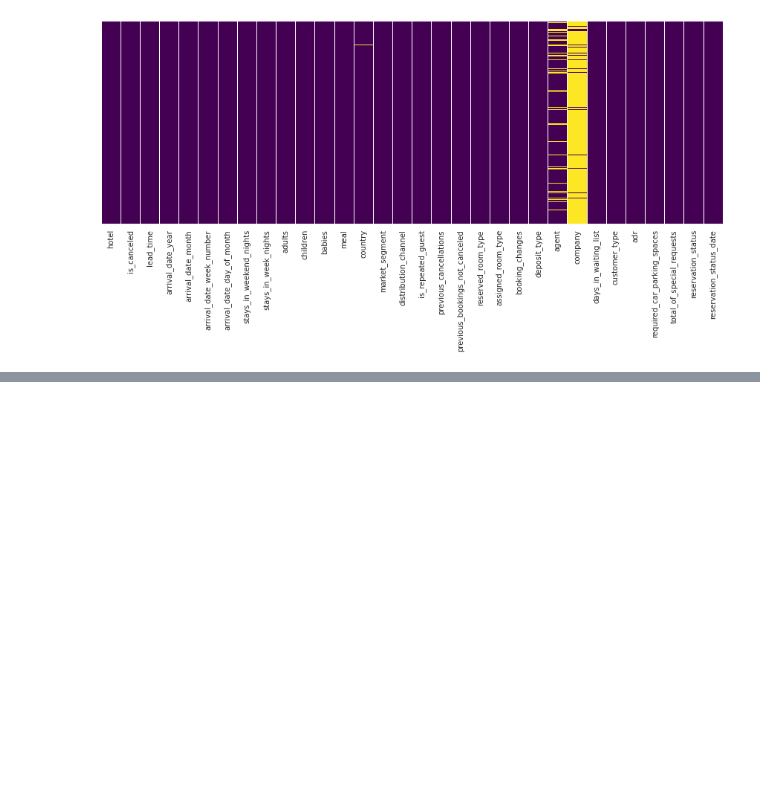
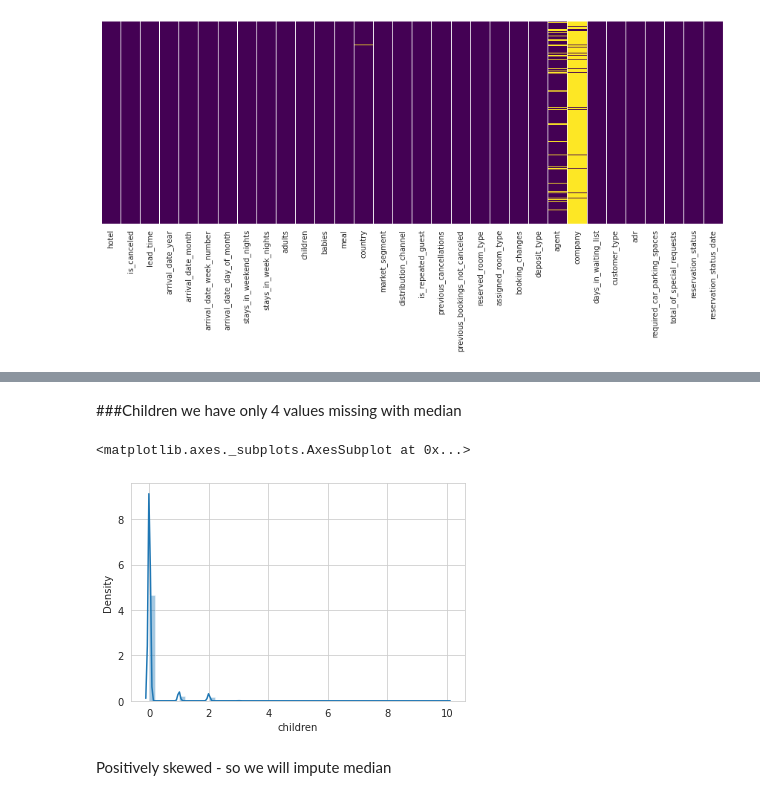
Before and after one commit to Vidhuran-Rajendran/-Capstone-Project_1---Hotel-Booking-Analysis, a Jupyter notebook: Capstone_Project_1_Hotel_Booking_Analysis.ipynb, the cells around one changed output, grey strips where cells are left out. Drawn from its saved outputs; the diff is of its cells as text; code cells hidden in the pictures; blank space fills up the shorter version.

```diff
--- a/Capstone_Project_1_Hotel_Booking_Analysis.ipynb
+++ b/Capstone_Project_1_Hotel_Booking_Analysis.ipynb
@@ -261,0 +248,3 @@ sns.heatmap(hotel_df_cln.corr(),annot=True,cmap='viridis')
+# %%
+# replacing missing values with median
+hotel_df['agent'].fillna(hotel_df['agent'].median(),inplace=True)
@@ -261,0 +254,14 @@ sns.heatmap(hotel_df_cln.corr(),annot=True,cmap='viridis')
+# %%
+# replcae missing values with median
+hotel_df['country'].mode()
+hotel_df['country'].fillna(hotel_df['country'].mode().to_string(),inplace=True)
+# %% [markdown]
+###Children
+we have only 4 values missing with median
+# %%
+sns.distplot(hotel_df['children'])
+# %% [output]
+<matplotlib.axes._subplots.AxesSubplot at 0x...>
+[figure, added]
+# %% [markdown]
+Positively skewed -  so we will impute median
```
Also changed, not shown: parts of 18 cells of this notebook.
